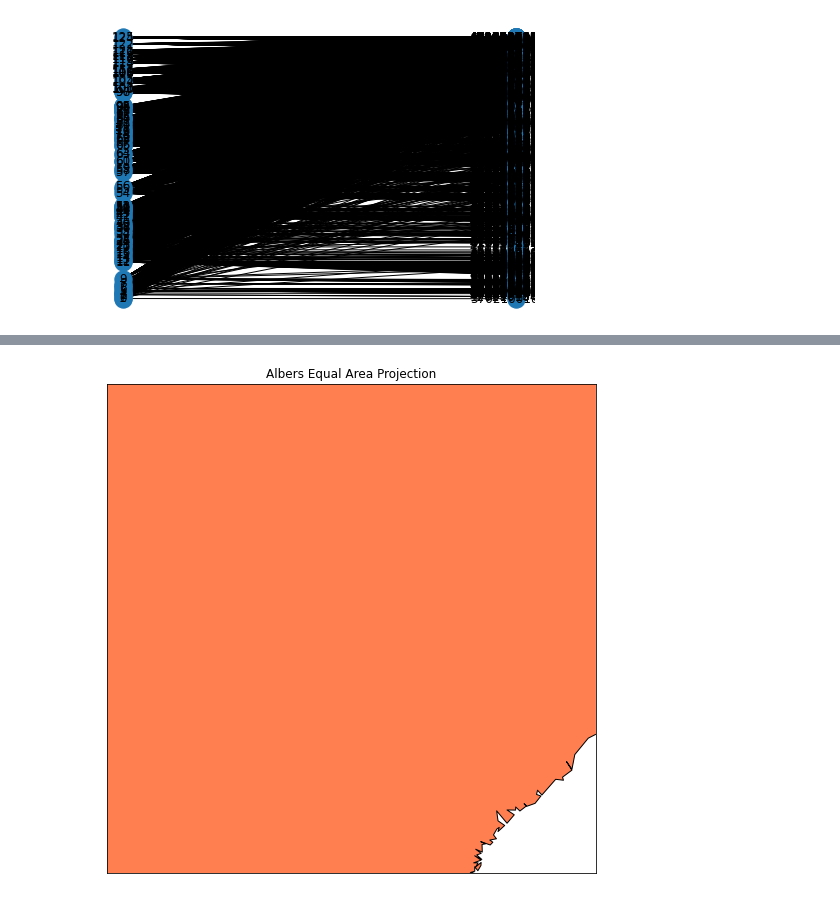
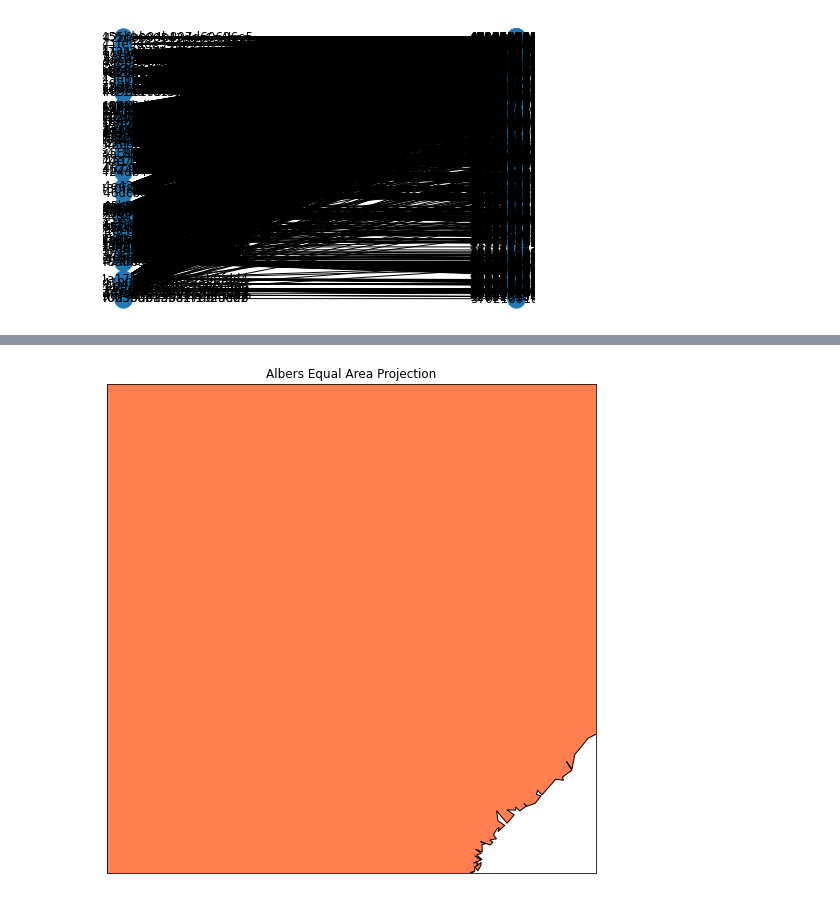
Before and after one commit to jimmy-feng/hagerstrand, a Jupyter notebook: docs/notebooks/SafeGraph-Copy1.ipynb, the cells around one changed output, grey strips where cells are left out. Saved outputs shown, nothing was run; the diff lists cells and outputs as text; code cells hidden in the pictures.

```diff
--- a/docs/notebooks/SafeGraph-Copy1.ipynb
+++ b/docs/notebooks/SafeGraph-Copy1.ipynb
@@ -11,6 +11,6 @@ safegraph = pd.read_csv(r"C:\Users\jfeng\Graduate School Coursework Materials\Di
 # %%
 # Extend data frames with custom class and functions
-stores = dataprocess.ExtendedDataFrame(stores)
+stores_edf = dataprocess.ExtendedDataFrame(stores.copy())
 
 # Remove duplicate entries
-stores = stores.deduplicate(["customer_FullAddress"])
+stores_edf = stores_edf.deduplicate(["customer_FullAddress"])
@@ -52,2 +17,9 @@ stores[stores["placekey"].isnull()]
 # %%
-stores.to_csv(r"C:\Users\jfeng\Graduate School Coursework Materials\Dissertation\Safegraph_GroceryStores_Patterns_Dec_2020_Feb_2021\February 2021 Activity\core_poi-geometry-patterns-sgpid.csv")
+len(stores_edf) # 126 Stores
+
+stores_edf[stores_edf["visitor_home_cbgs"].isnull()] # 20 Stores without Foot Traffic Information
+stores_edf[stores_edf["placekey"].isnull()] # 5 Stores without matching places in SafeGraph
+
+# Clean up patterns dataset and save to csv
+stores_edf = stores_edf[["customer_PlusCode", "customer_Title", "placekey", "safegraph_place_id", "latitude", "longitude", "open_hours", "visitor_home_cbgs", "poi_cbg"]]
+stores_edf.to_csv(r"C:\Users\jfeng\Graduate School Coursework Materials\Dissertation\Safegraph_GroceryStores_Patterns_Dec_2020_Feb_2021\February 2021 Activity\core_poi-geometry-patterns-sgpid.csv")
@@ -88,6 +60,9 @@ import matplotlib.pyplot as plt
 from mpl_toolkits.basemap import Basemap as Basemap
 import numpy as np
 # %%
-safegraph_unpack = stores.jsoncol_merge()
+# Unpack json column containing cbg and number of respective visitors
+safegraph_unpack = stores_edf.jsoncol_merge()
 safegraph_unpack.rename(columns={"Unnamed: 0": "StoreID"}, inplace=True)
 safegraph_unpack = pd.DataFrame(safegraph_unpack)
+safegraph_unpack = safegraph_unpack.drop("visitor_home_cbgs", axis=1)
+safegraph_unpack
@@ -128,16 +83,19 @@ od.reset_index()
 # %%
+# Create networkX.Graph object, and add two sets of nodes:
+# visitor_home_cbgs_key == census block group
+# safegraph_place_id == store
 visits = nx.Graph()
-visits.add_nodes_from(od["visitor_home_cbgs_key"], bipartite=0)
-visits.add_nodes_from(od["orig_index"], bipartite=1)
-visits.add_edges_from([(row["orig_index"], row["visitor_home_cbgs_key"]) for idx, row in od.iterrows()])
+visits.add_nodes_from(safegraph_unpack["visitor_home_cbg"], bipartite=0)
+visits.add_nodes_from(safegraph_unpack["safegraph_place_id"], bipartite=1)
+visits.add_edges_from([(row["safegraph_place_id"], row["visitor_home_cbg"]) for idx, row in safegraph_unpack.iterrows()])
 # %%
-pos = {node:[0, i] for i,node in enumerate(od["orig_index"])}
-pos.update({node:[1, i] for i,node in enumerate(od['visitor_home_cbgs_key'])})
+pos = {node:[0, i] for i,node in enumerate(safegraph_unpack["safegraph_place_id"])}
+pos.update({node:[1, i] for i,node in enumerate(safegraph_unpack['visitor_home_cbg'])})
 nx.draw(visits, pos, with_labels=False)
 for p in pos:  # raise text positions
     pos[p][1] += 0.25
 nx.draw_networkx_labels(visits, pos)
 
 plt.show()
 # %% [output]
-[figure, old version]
+[figure, new version]
```
Also changed, not shown: parts of 57 cells of this notebook, 19 other files.
